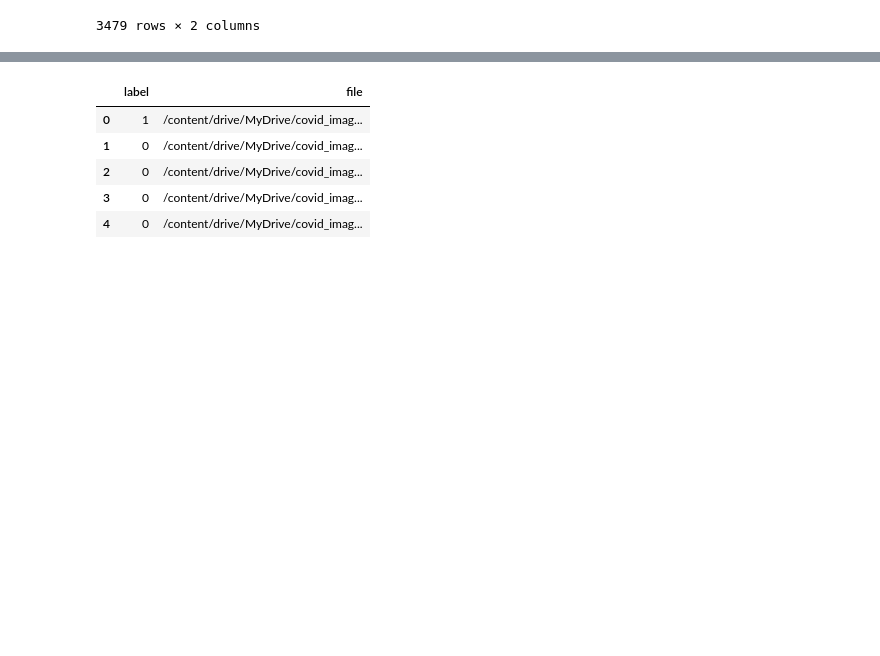
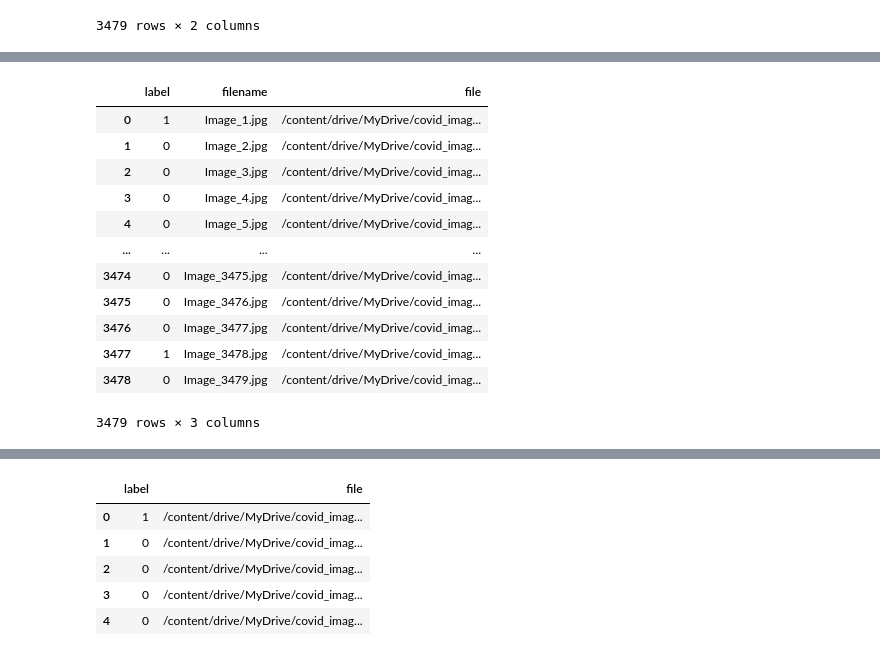
Before and after one commit to bhanuteja2001/COVID-19-XrayDetection, a Jupyter notebook: Datathon.ipynb, the cells around one changed output, grey strips where cells are left out. Saved outputs shown, nothing was run; the diff lists cells and outputs as text; code cells hidden in the pictures; blank space fills up the shorter version.

```diff
--- a/Datathon.ipynb
+++ b/Datathon.ipynb
@@ -121,0 +86,18 @@ images_training
+# %%
+X = pd.merge(df_training, images_training, left_index=True, right_index=True).drop(columns=['filename_x'])
+X.rename(columns = {'filename_y':'filename'}, inplace = True)
+X
+# %% [output]
+|  | label | filename | file |
+| 0 | 1 | Image_1.jpg | /content/drive/MyDrive/covid_imag... |
+| 1 | 0 | Image_2.jpg | /content/drive/MyDrive/covid_imag... |
+| 2 | 0 | Image_3.jpg | /content/drive/MyDrive/covid_imag... |
+| 3 | 0 | Image_4.jpg | /content/drive/MyDrive/covid_imag... |
+| 4 | 0 | Image_5.jpg | /content/drive/MyDrive/covid_imag... |
+| ... | ... | ... | ... |
+| 3474 | 0 | Image_3475.jpg | /content/drive/MyDrive/covid_imag... |
+| 3475 | 0 | Image_3476.jpg | /content/drive/MyDrive/covid_imag... |
+| 3476 | 0 | Image_3477.jpg | /content/drive/MyDrive/covid_imag... |
+| 3477 | 1 | Image_3478.jpg | /content/drive/MyDrive/covid_imag... |
+| 3478 | 0 | Image_3479.jpg | /content/drive/MyDrive/covid_imag... |
+3479 rows × 3 columns
```
Also changed, not shown: parts of 35 cells of this notebook.
